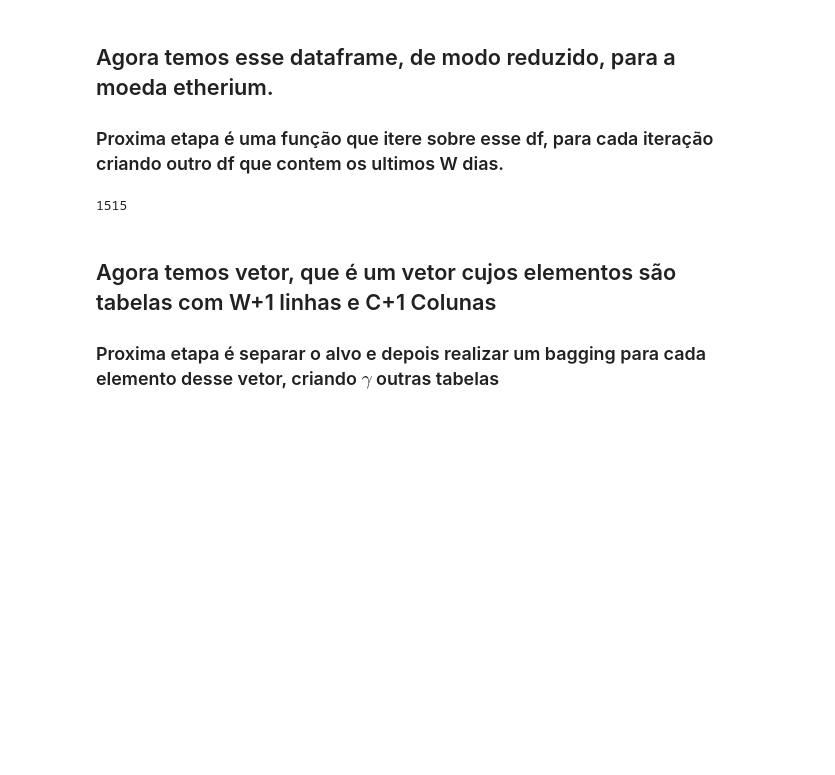
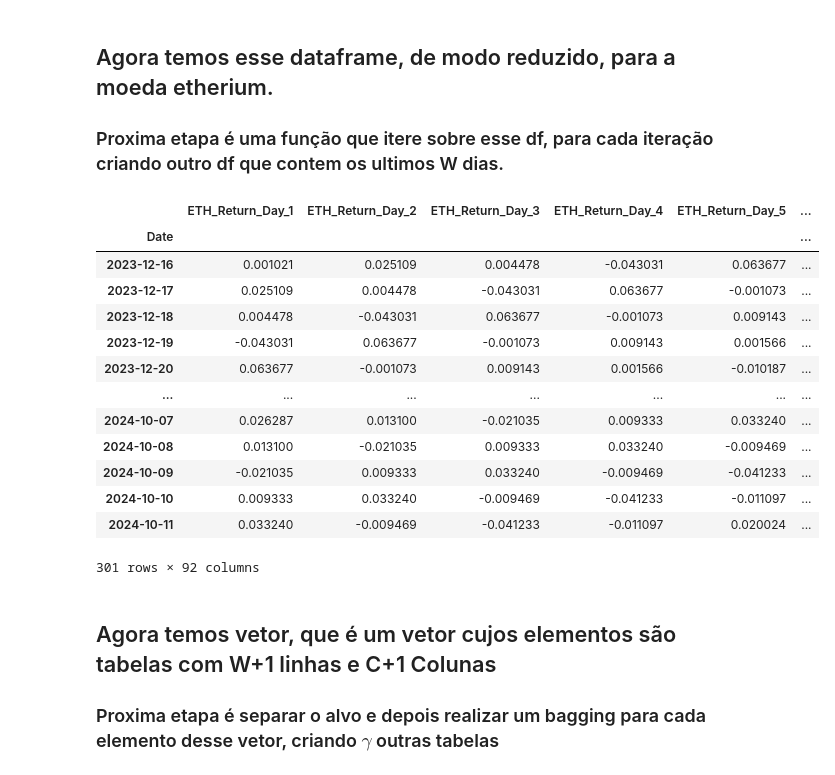
Before and after one commit to JoaoDelVecchio/Quantamental, a Jupyter notebook: Código/tentativa4.ipynb, the cells around one changed output. Cells and saved outputs as stored; diff of their text form; code cells hidden in the pictures; blank space fills up the shorter version.

```diff
--- a/Código/tentativa4.ipynb
+++ b/Código/tentativa4.ipynb
@@ -77,11 +77,25 @@ def FirstTransform(df, W):
     return vet
 # %%
 df = df_final
-W = 100      ####     HIPER PARAMETRO     #####
+W = 300      ####     HIPER PARAMETRO     #####
 vetor  = FirstTransform(df, W)
 len(vetor)
+vetor[0]
 # %% [output]
+|  | ETH_Return_Day_1 | ETH_Return_Day_2 | ETH_Return_Day_3 | ETH_Return_Day_4 | ETH_Return_Day_5 | ... |
+| Date |  |  |  |  |  | ... |
+| 2023-12-16 | 0.001021 | 0.025109 | 0.004478 | -0.043031 | 0.063677 | ... |
+| 2023-12-17 | 0.025109 | 0.004478 | -0.043031 | 0.063677 | -0.001073 | ... |
+| 2023-12-18 | 0.004478 | -0.043031 | 0.063677 | -0.001073 | 0.009143 | ... |
+| 2023-12-19 | -0.043031 | 0.063677 | -0.001073 | 0.009143 | 0.001566 | ... |
+| 2023-12-20 | 0.063677 | -0.001073 | 0.009143 | 0.001566 | -0.010187 | ... |
+| ... | ... | ... | ... | ... | ... | ... |
+| 2024-10-07 | 0.026287 | 0.013100 | -0.021035 | 0.009333 | 0.033240 | ... |
+| 2024-10-08 | 0.013100 | -0.021035 | 0.009333 | 0.033240 | -0.009469 | ... |
+| 2024-10-09 | -0.021035 | 0.009333 | 0.033240 | -0.009469 | -0.041233 | ... |
+| 2024-10-10 | 0.009333 | 0.033240 | -0.009469 | -0.041233 | -0.011097 | ... |
+| 2024-10-11 | 0.033240 | -0.009469 | -0.041233 | -0.011097 | 0.020024 | ... |
-1515
+301 rows × 92 columns
 # %% [markdown]
 ## Agora temos vetor, que é um vetor cujos elementos são tabelas com W+1 linhas e C+1 Colunas
 
```
Also changed, not shown: parts of 10 cells of this notebook, 8 other files.
